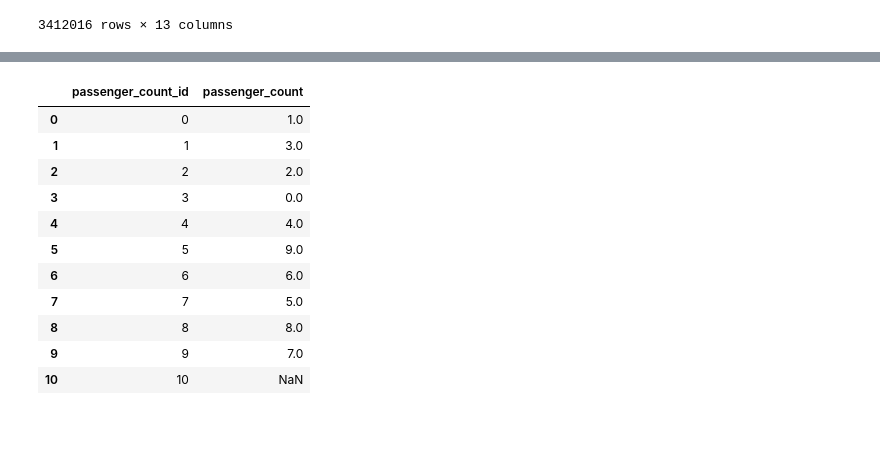
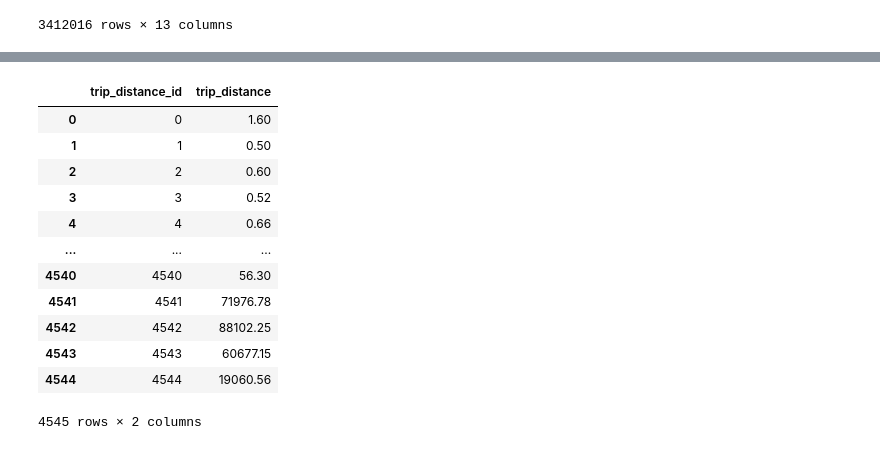
Before and after one commit to KaviyarasiSekar/Uber-Data-Engineering-Project, a Jupyter notebook: UberDataEngineeringProject.ipynb, the cells around one changed output, grey strips where cells are left out. Cells and saved outputs as stored; diff of their text form; code cells hidden in the pictures.

```diff
--- a/UberDataEngineeringProject.ipynb
+++ b/UberDataEngineeringProject.ipynb
@@ -176,15 +204,19 @@ passenger_count_dim = passenger_count_dim[['passenger_count_id','passenger_count
-# %%
-passenger_count_dim
-# %% [output]
-|  | passenger_count_id | passenger_count |
-| 0 | 0 | 1.0 |
-| 1 | 1 | 3.0 |
-| 2 | 2 | 2.0 |
-| 3 | 3 | 0.0 |
-| 4 | 4 | 4.0 |
-| 5 | 5 | 9.0 |
-| 6 | 6 | 6.0 |
-| 7 | 7 | 5.0 |
-| 8 | 8 | 8.0 |
-| 9 | 9 | 7.0 |
-| 10 | 10 | NaN |
+# %%
+trip_distance_dim = df[["trip_distance"]].drop_duplicates().reset_index(drop=True)
+trip_distance_dim['trip_distance_id'] = trip_distance_dim.index
+trip_distance_dim = trip_distance_dim[['trip_distance_id','trip_distance']]
+trip_distance_dim # Table Created
+# %% [output]
+|  | trip_distance_id | trip_distance |
+| 0 | 0 | 1.60 |
+| 1 | 1 | 0.50 |
+| 2 | 2 | 0.60 |
+| 3 | 3 | 0.52 |
+| 4 | 4 | 0.66 |
+| ... | ... | ... |
+| 4540 | 4540 | 56.30 |
+| 4541 | 4541 | 71976.78 |
+| 4542 | 4542 | 88102.25 |
+| 4543 | 4543 | 60677.15 |
+| 4544 | 4544 | 19060.56 |
+4545 rows × 2 columns
```
Also changed, not shown: parts of 7 cells of this notebook.
